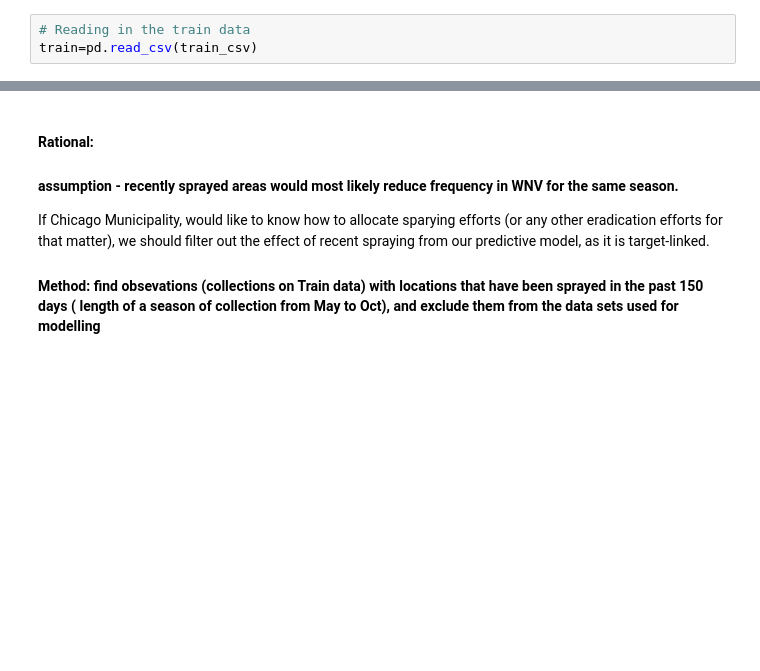
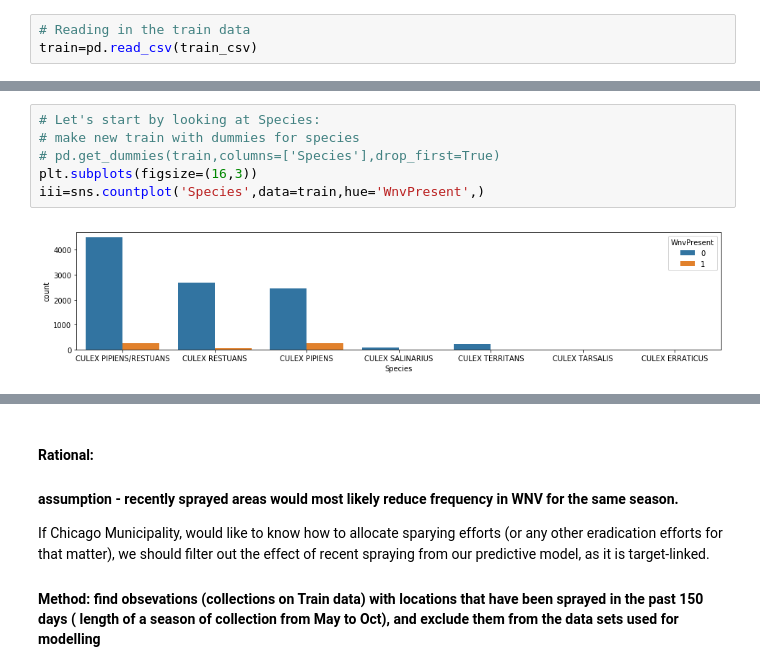
Before and after one commit to Erolino/WestNileVirus_Detection, a Jupyter notebook: WestNileVirus_Detection.ipynb, the cells around one changed output, grey strips where cells are left out. Cells and saved outputs as stored; diff of their text form; blank space fills up the shorter version.

```diff
--- a/WestNileVirus_Detection.ipynb
+++ b/WestNileVirus_Detection.ipynb
@@ -314,0 +37,8 @@ Sprayed in ten different days.
+# %%
+# Let's start by looking at Species:
+# make new train with dummies for species
+# pd.get_dummies(train,columns=['Species'],drop_first=True)
+plt.subplots(figsize=(16,3))
+iii=sns.countplot('Species',data=train,hue='WnvPresent',)
+# %% [output]
+[figure, added]
```
Also changed, not shown: parts of 313 cells of this notebook, 1 other file.
